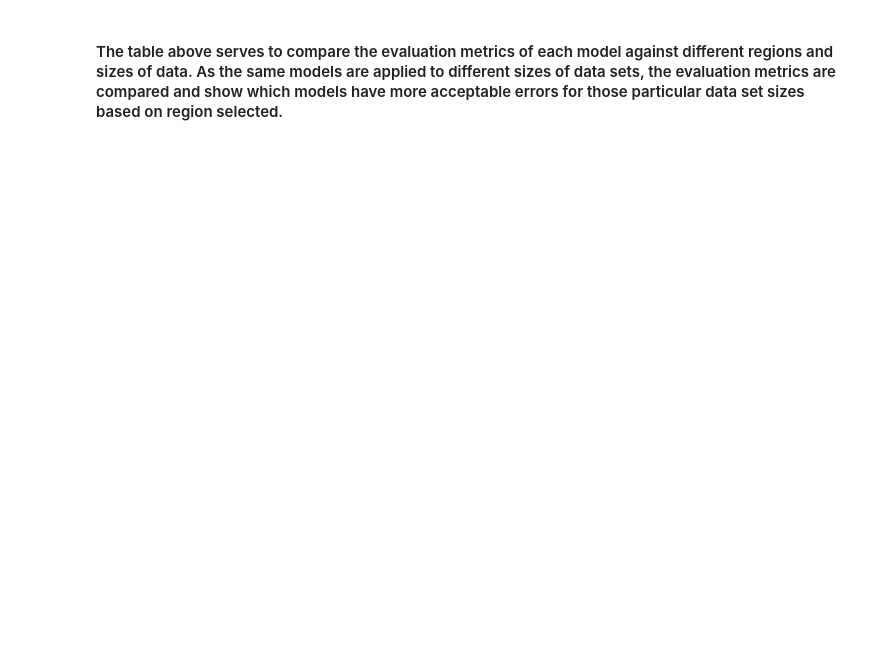
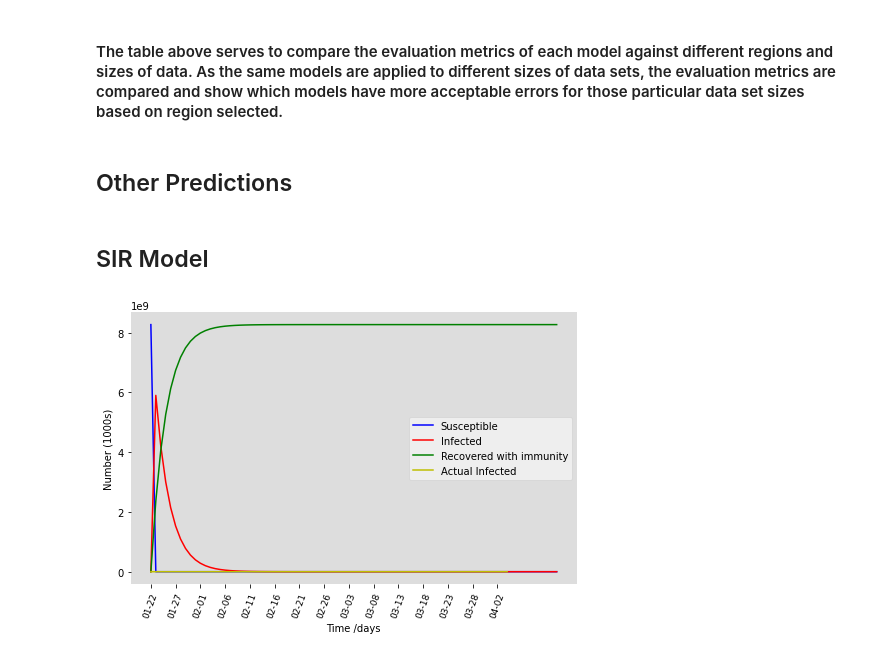
Before and after one commit to UFDataScienceRDLM/CoronavirusPrediction, a Jupyter notebook: COVID-19 Prediction.ipynb, the cells around one changed output. Cells and saved outputs as stored; diff of their text form; code cells hidden in the pictures; blank space fills up the shorter version.

Commit message:
SIR Model added

```diff
--- a/COVID-19 Prediction.ipynb
+++ b/COVID-19 Prediction.ipynb
@@ -188,6 +191,17 @@ df_kOLine
 | 13172 | 13478.0 | NaN | female | Amsterdam | NaN | Netherlands | 1.0 | NaN | NaN | ... |
 | 13173 | 13479.0 | NaN | female | Jose Joaquin de Olmedo Airport, G... | Guayas | Ecuador | 1.0 | NaN | NaN | ... |
 13174 rows × 33 columns
+# %%
+#population data set
+#Source of dataset: https://www.kaggle.com/dgrechka/covid19-global-forecasting-locations-population
+
+population_data=pd.read_csv('locations_population.csv')
+population_data.rename(columns={'Country.Region':'Country'}, inplace=True)
+population_data.rename(columns={'Province.State':'State/Province'}, inplace=True)
+
+US_population = population_data.loc[population_data['Country'] == 'US'].sum()['Population']
+FL_population = population_data.loc[population_data['State/Province'] == 'Florida'].sum()['Population']
+world_population = population_data.sum()['Population']
 # %%
 t7=time.time()
 count = 0
@@ -1374,2 +1392,4 @@ display(HTML(tabulate.tabulate(table, tablefmt='html', headers=headName)))
 # %% [markdown]
 #### The table above serves to compare the evaluation metrics of each model against different regions and sizes of data. As the same models are applied to different sizes of data sets, the evaluation metrics are compared and show which models have more acceptable errors for those particular data set sizes based on region selected.
+# %% [markdown]
+## Other Predictions
@@ -1375,0 +1398,2 @@ display(HTML(tabulate.tabulate(table, tablefmt='html', headers=headName)))
+# %% [markdown]
+## SIR Model
@@ -1375,0 +1452,57 @@ display(HTML(tabulate.tabulate(table, tablefmt='html', headers=headName)))
+# %%
+# Worldwide SIR Model
+world_deaths = datesGroup['Deaths'].to_numpy()
+world_recovered = datesGroup['Recovered'].to_numpy()
+# world_population = np.full((73, ), world_population)
+
+#Initialize values
+i_0 = world_confirmed[0]
+r_0 = 0
+s_0 = world_population - i_0 - r_0
+y = s_0, i_0, r_0
+b = 0.5
+g = 1/3
+
+world_infected_actual = world_confirmed - (world_deaths + world_recovered)
+
+#time from symptom onset to death ranges from 2 to 8 weeks for COVID-19 (source: https://ourworldindata.org/coronavirus)
+#Avg recovery rate is 2 weeks for mild cases and up to 6 weeks on severe cases - this is the time since symptoms appear
+#it may take 2 to 14 days to get any symptoms, if any
+
+t = np.linspace(0, 83, 83)
+result = odeint(SIR2, [s_0, i_0, r_0], t, args=(beta, gamma))
+S, I, R = result.T
+t_np = np.array(t)
+
+short_dates = []
+for i in range(len(days_range)):
+     short_dates.append((start_short + datetime.timedelta(days=i)).strftime('%m-%d'))
+
+fig = plt.figure(figsize=(8,5))
+ax = fig.add_subplot(111, facecolor='#dddddd', axisbelow=True)
+ax.plot(future_range_dates_short, S, 'b', label='Susceptible')
+ax.plot(future_range_dates_short, I, 'r', label='Infected')
+ax.plot(future_range_dates_short, R, 'g', label='Recovered with immunity')
+ax.plot(short_dates, world_infected_actual, 'y', label='Actual Infected')
+# ax.plot(short_dates, world_susceptible, 'p', label='Actual World Susceptible ')
+# ax.plot(short_dates, world_infected, 'y', label='Actual World Infected ')
+# ax.plot(short_dates, world_recovered, 'o', label='Actual World Recovered')
+ax.set_xlabel('Time /days')
+ax.set_ylabel('Number (1000s)')
+# ax.set_ylim(0,1000000)
+# ax.yaxis.set_tick_params(length=0)
+plt.xticks(np.arange(len(short_dates), step=5),size=9, rotation=70)
+# ax.grid(b=True, which='major', c='w', lw=2, ls='-')
+legend = ax.legend()
+legend.get_frame().set_alpha(0.5)
+for spine in ('top', 'right', 'bottom', 'left'):
+    ax.spines[spine].set_visible(False)
+plt.show()
+
+# # Loss:
+# print('loss')
+# loss = loss([beta, gamma], world_confirmed, world_recovered, [s_0, i_0, r_0])
+# print('loss:', loss)
+#TO DO: Loss function & Scale plot
+# %% [output]
+[figure, added]
```
Also changed, not shown: parts of 34 cells of this notebook.
